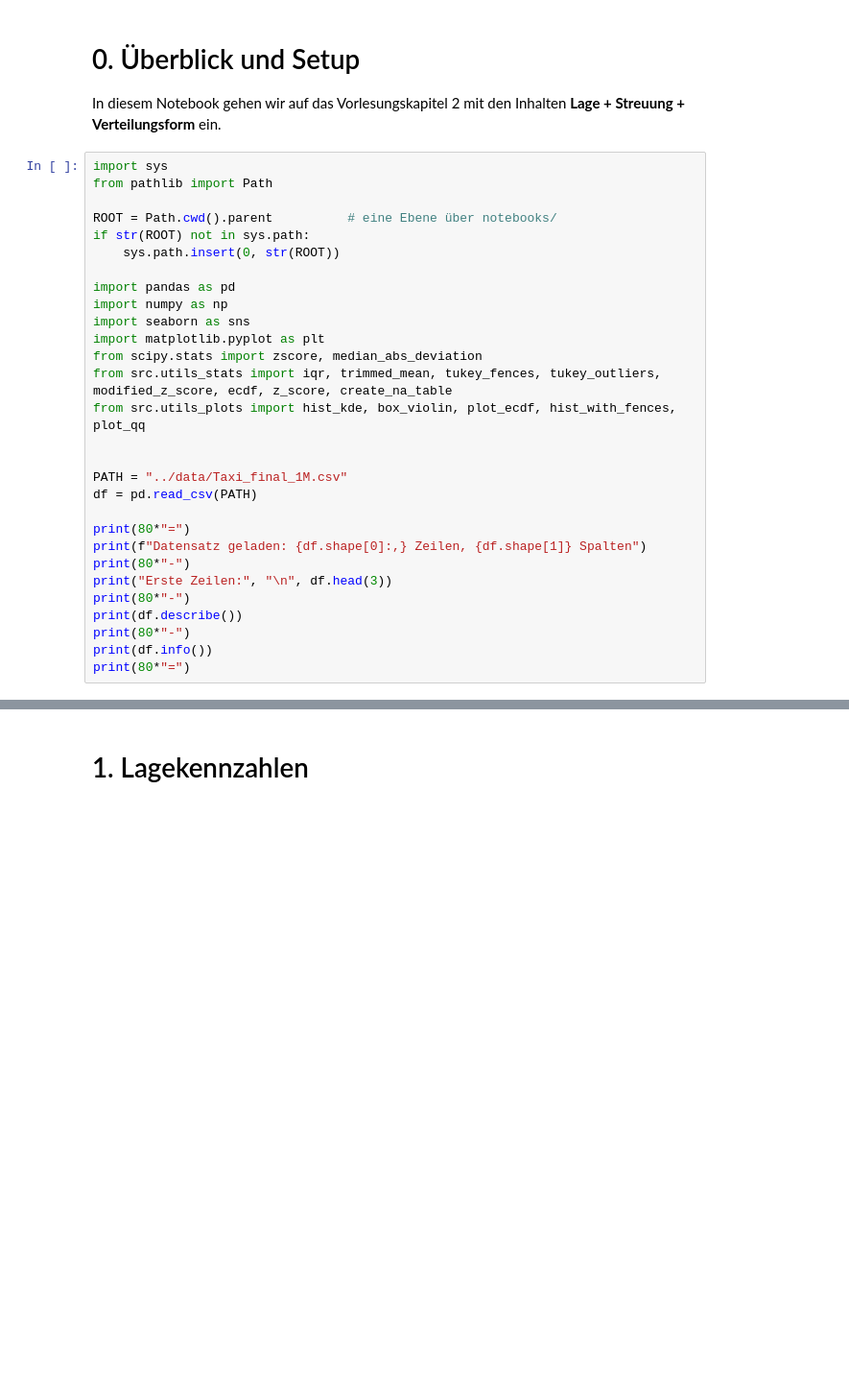
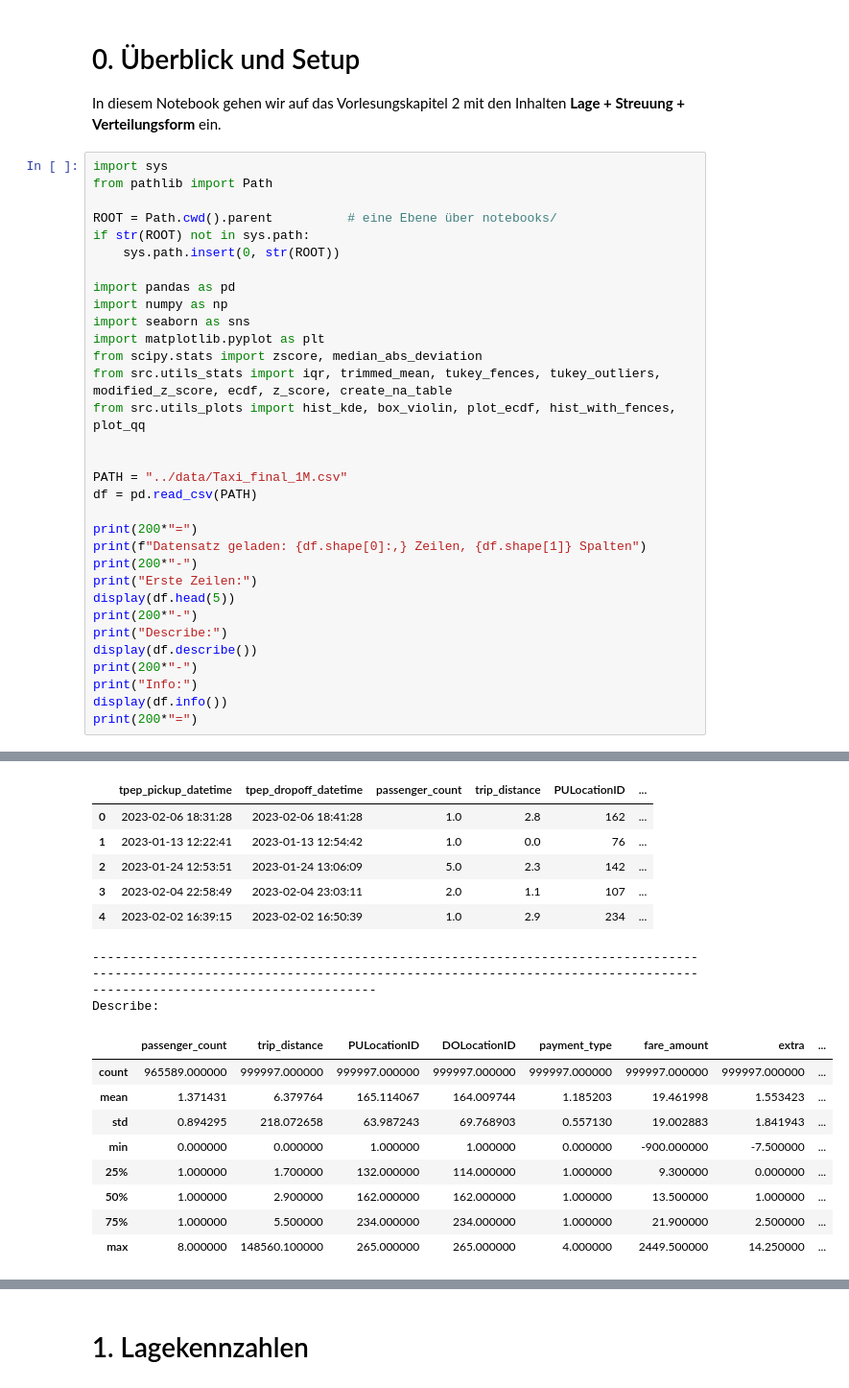
Before and after one commit to Benjam1nP/Statistic-Data-Sience-Project, a Jupyter notebook: notebooks/02_Deskriptive_Statistik_&_Visualisierung.ipynb, the cells around one changed output, grey strips where cells are left out. Shown at 96% size. Drawn from its saved outputs; the diff is of its cells as text; blank space fills up the shorter version.

```diff
--- a/notebooks/02_Deskriptive_Statistik_&_Visualisierung.ipynb
+++ b/notebooks/02_Deskriptive_Statistik_&_Visualisierung.ipynb
@@ -21,13 +21,16 @@ from src.utils_plots import hist_kde, box_violin, plot_ecdf, hist_with_fences, p
 PATH = "../data/Taxi_final_1M.csv"
 df = pd.read_csv(PATH)
 
-print(80*"=")
+print(200*"=")
 print(f"Datensatz geladen: {df.shape[0]:,} Zeilen, {df.shape[1]} Spalten")
-print(80*"-")
-print("Erste Zeilen:", "\n", df.head(3))
-print(80*"-")
-print(df.describe())
-print(80*"-")
-print(df.info())
-print(80*"=")
+print(200*"-")
+print("Erste Zeilen:")
+display(df.head(5))
+print(200*"-")
+print("Describe:")
+display(df.describe())
+print(200*"-")
+print("Info:")
+display(df.info())
+print(200*"=")
 # %% [output]
@@ -50,0 +41,17 @@ None
+|  | tpep_pickup_datetime | tpep_dropoff_datetime | passenger_count | trip_distance | PULocationID | ... |
+| 0 | 2023-02-06 18:31:28 | 2023-02-06 18:41:28 | 1.0 | 2.8 | 162 | ... |
+| 1 | 2023-01-13 12:22:41 | 2023-01-13 12:54:42 | 1.0 | 0.0 | 76 | ... |
+| 2 | 2023-01-24 12:53:51 | 2023-01-24 13:06:09 | 5.0 | 2.3 | 142 | ... |
+| 3 | 2023-02-04 22:58:49 | 2023-02-04 23:03:11 | 2.0 | 1.1 | 107 | ... |
+| 4 | 2023-02-02 16:39:15 | 2023-02-02 16:50:39 | 1.0 | 2.9 | 234 | ... |
+--------------------------------------------------------------------------------------------------------------------------------------------------------------------------------------------------------
+Describe:
+|  | passenger_count | trip_distance | PULocationID | DOLocationID | payment_type | fare_amount | extra | ... |
+| count | 965589.000000 | 999997.000000 | 999997.000000 | 999997.000000 | 999997.000000 | 999997.000000 | 999997.000000 | ... |
+| mean | 1.371431 | 6.379764 | 165.114067 | 164.009744 | 1.185203 | 19.461998 | 1.553423 | ... |
+| std | 0.894295 | 218.072658 | 63.987243 | 69.768903 | 0.557130 | 19.002883 | 1.841943 | ... |
+| min | 0.000000 | 0.000000 | 1.000000 | 1.000000 | 0.000000 | -900.000000 | -7.500000 | ... |
+| 25% | 1.000000 | 1.700000 | 132.000000 | 114.000000 | 1.000000 | 9.300000 | 0.000000 | ... |
+| 50% | 1.000000 | 2.900000 | 162.000000 | 162.000000 | 1.000000 | 13.500000 | 1.000000 | ... |
+| 75% | 1.000000 | 5.500000 | 234.000000 | 234.000000 | 1.000000 | 21.900000 | 2.500000 | ... |
+| max | 8.000000 | 148560.100000 | 265.000000 | 265.000000 | 4.000000 | 2449.500000 | 14.250000 | ... |
```
Also changed, not shown: parts of 2 cells of this notebook, 5 other files.
